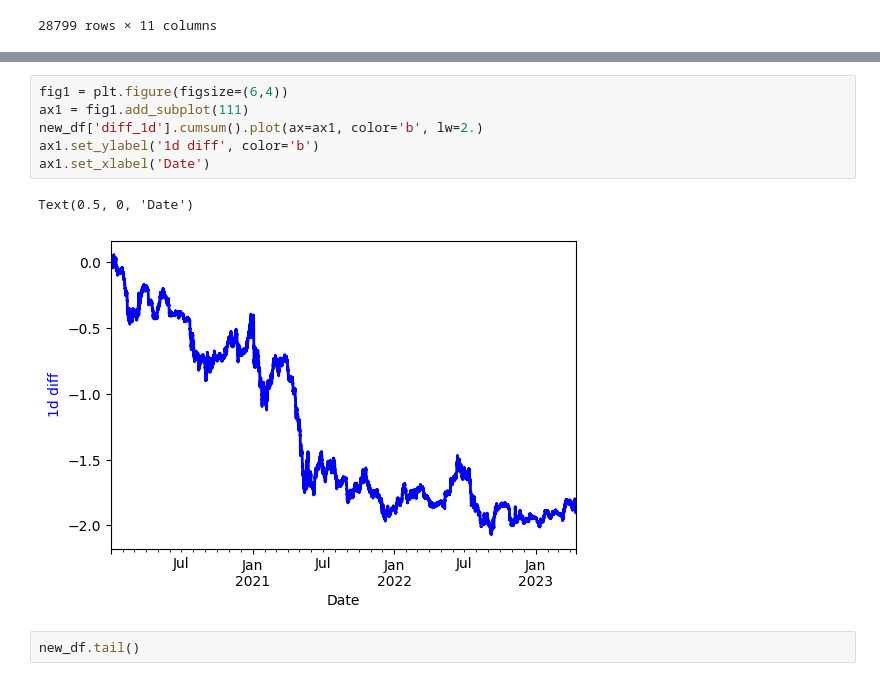
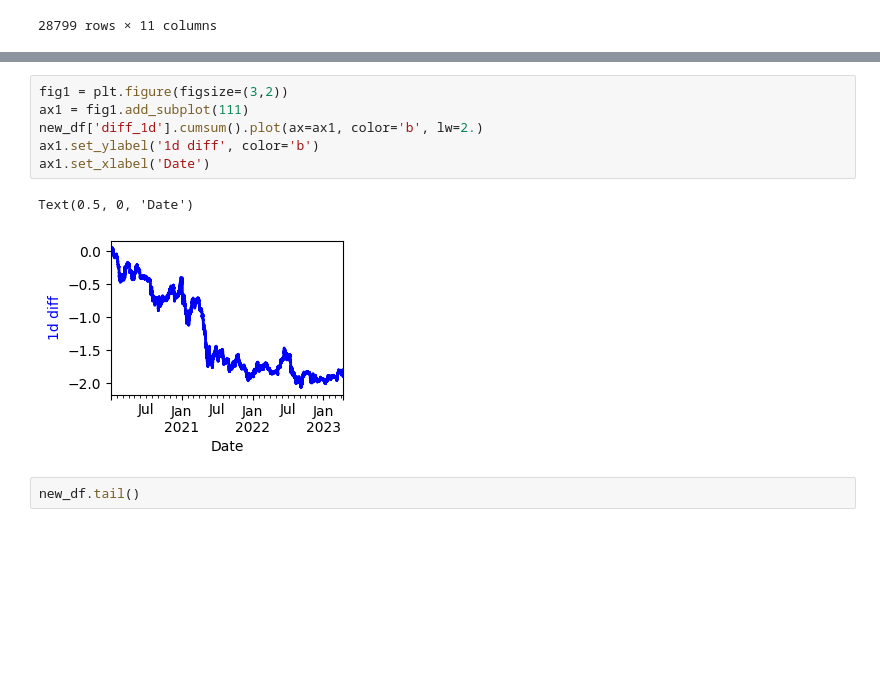
Before and after one commit to Nakul24-1/Pairs-crypto, a Jupyter notebook: pairs-python.ipynb, the cells around one changed output, grey strips where cells are left out. Drawn from its saved outputs; the diff is of its cells as text; blank space fills up the shorter version.

```diff
--- a/pairs-python.ipynb
+++ b/pairs-python.ipynb
@@ -276,12 +258,12 @@ Text(0.5, 0, 'Date')
 # %%
-fig1 = plt.figure(figsize=(6,4))
+fig1 = plt.figure(figsize=(3,2))
 ax1 = fig1.add_subplot(111)
 new_df['diff_1d'].cumsum().plot(ax=ax1, color='b', lw=2.)
 ax1.set_ylabel('1d diff', color='b')
 ax1.set_xlabel('Date')
 # %% [output]
 Text(0.5, 0, 'Date')
-[figure, old version]
+[figure, new version]
 # %%
 new_df.tail()
 # %% [output]
```
Also changed, not shown: parts of 7 cells of this notebook, 1 other file.
